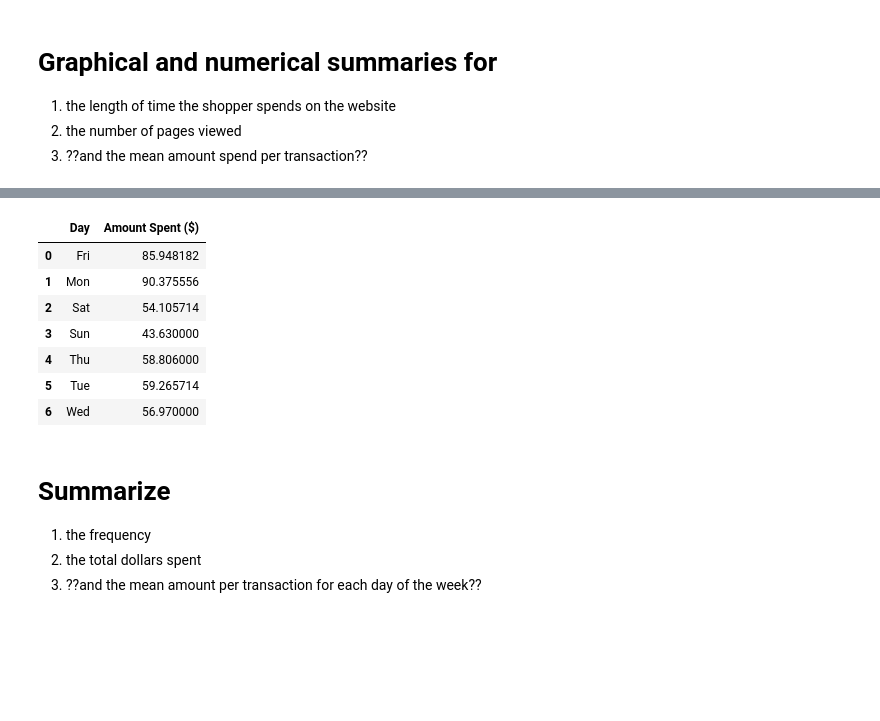
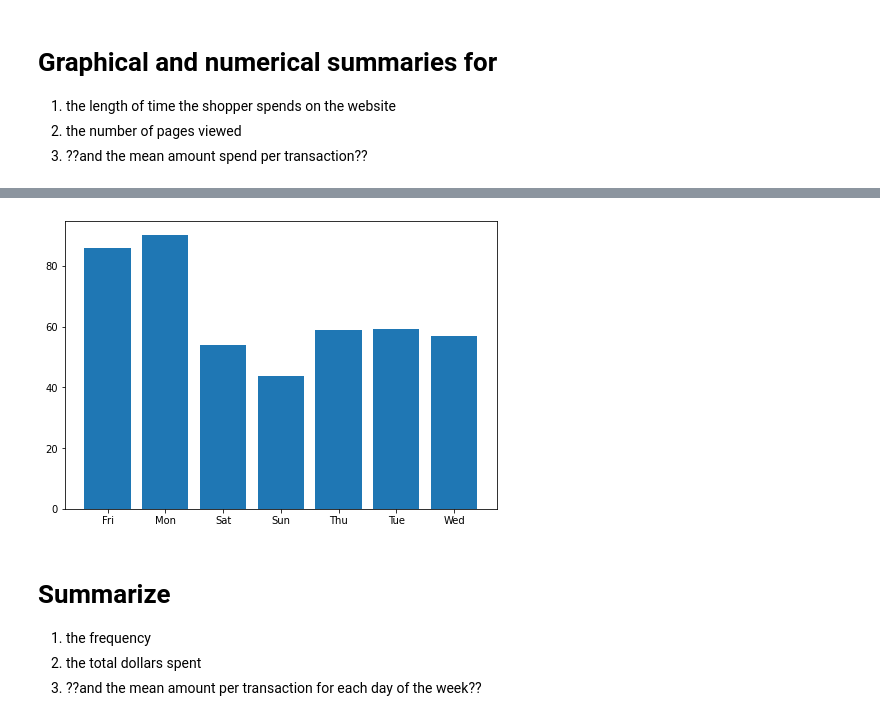
Before and after one commit to SumnerDolleman/DATA5400-Predictive-Modeling, a Jupyter notebook: Assignment_3.ipynb, the cells around one changed output, grey strips where cells are left out. Saved outputs shown, nothing was run; the diff lists cells and outputs as text; code cells hidden in the pictures; blank space fills up the shorter version.

```diff
--- a/Assignment_3.ipynb
+++ b/Assignment_3.ipynb
@@ -85,15 +70,12 @@ df.groupby('Browser', as_index=False)['Amount Spent ($)'].mean()
 # %%
 #3 Per Day
-df.groupby('Day', as_index=False)['Amount Spent ($)'].mean()
+a = df.groupby('Day', as_index=False)['Amount Spent ($)'].mean()
+fig = plt.figure()
+ax = fig.add_axes([0,0,1,1])
+ax.bar(a['Day'], a['Amount Spent ($)'])
+plt.show()
 # %% [output]
-|  | Day | Amount Spent ($) |
-| 0 | Fri | 85.948182 |
-| 1 | Mon | 90.375556 |
-| 2 | Sat | 54.105714 |
-| 3 | Sun | 43.630000 |
-| 4 | Thu | 58.806000 |
-| 5 | Tue | 59.265714 |
-| 6 | Wed | 56.970000 |
+[figure, added]
 # %% [markdown]
 # Summarize
 
```
Also changed, not shown: parts of 13 cells of this notebook.
